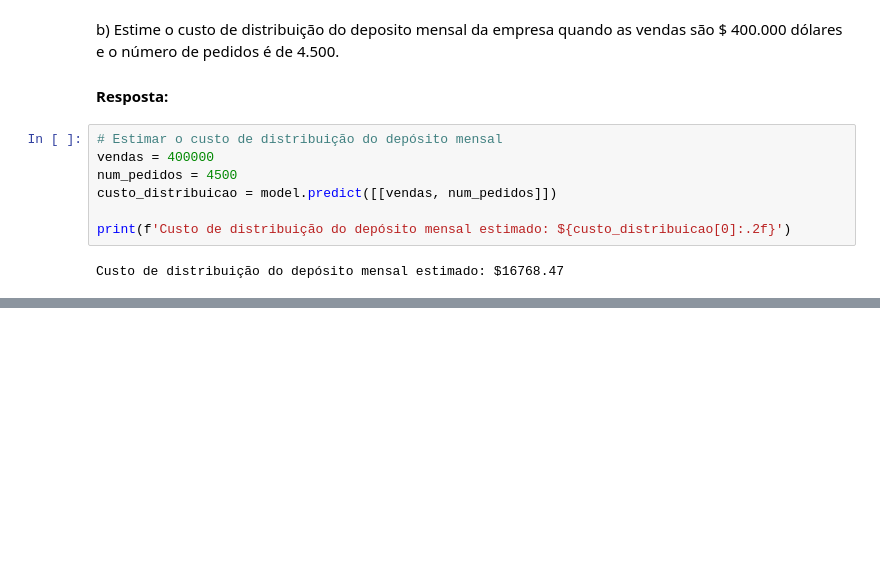
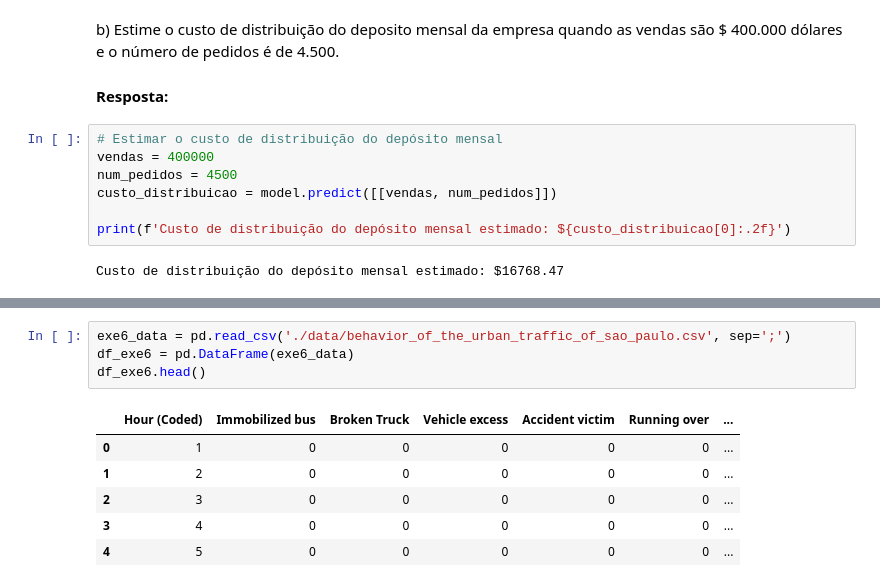
Before and after one commit to lucioew28/avaliacao_c2_a2_adac, a Jupyter notebook: regressao_linear.ipynb, the cells around one changed output, grey strips where cells are left out. Drawn from its saved outputs; the diff is of its cells as text; blank space fills up the shorter version.

```diff
--- a/regressao_linear.ipynb
+++ b/regressao_linear.ipynb
@@ -434,0 +473,11 @@ Custo de distribuição do depósito mensal estimado: $16768.47
+# %%
+exe6_data = pd.read_csv('./data/behavior_of_the_urban_traffic_of_sao_paulo.csv', sep=';')
+df_exe6 = pd.DataFrame(exe6_data)
+df_exe6.head()
+# %% [output]
+|  | Hour (Coded) | Immobilized bus | Broken Truck | Vehicle excess | Accident victim | Running over | ... |
+| 0 | 1 | 0 | 0 | 0 | 0 | 0 | ... |
+| 1 | 2 | 0 | 0 | 0 | 0 | 0 | ... |
+| 2 | 3 | 0 | 0 | 0 | 0 | 0 | ... |
+| 3 | 4 | 0 | 0 | 0 | 0 | 0 | ... |
+| 4 | 5 | 0 | 0 | 0 | 0 | 0 | ... |
```
Also changed, not shown: parts of 19 cells of this notebook, 3 other files.
